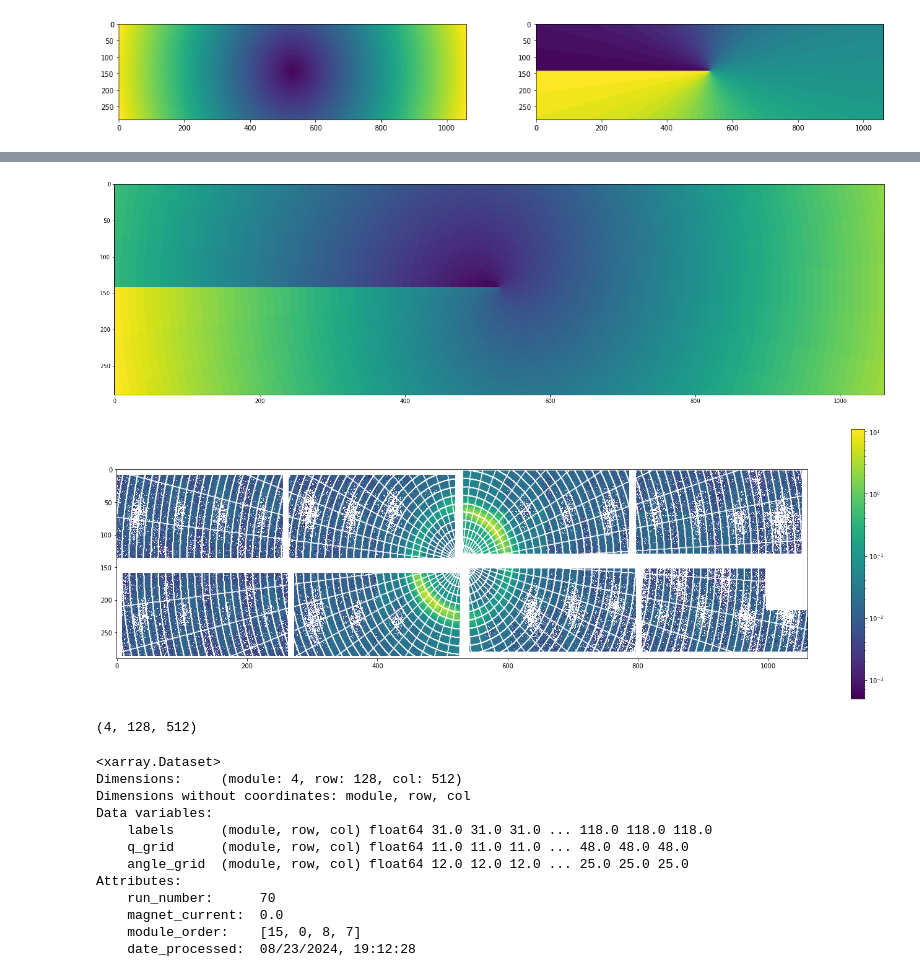
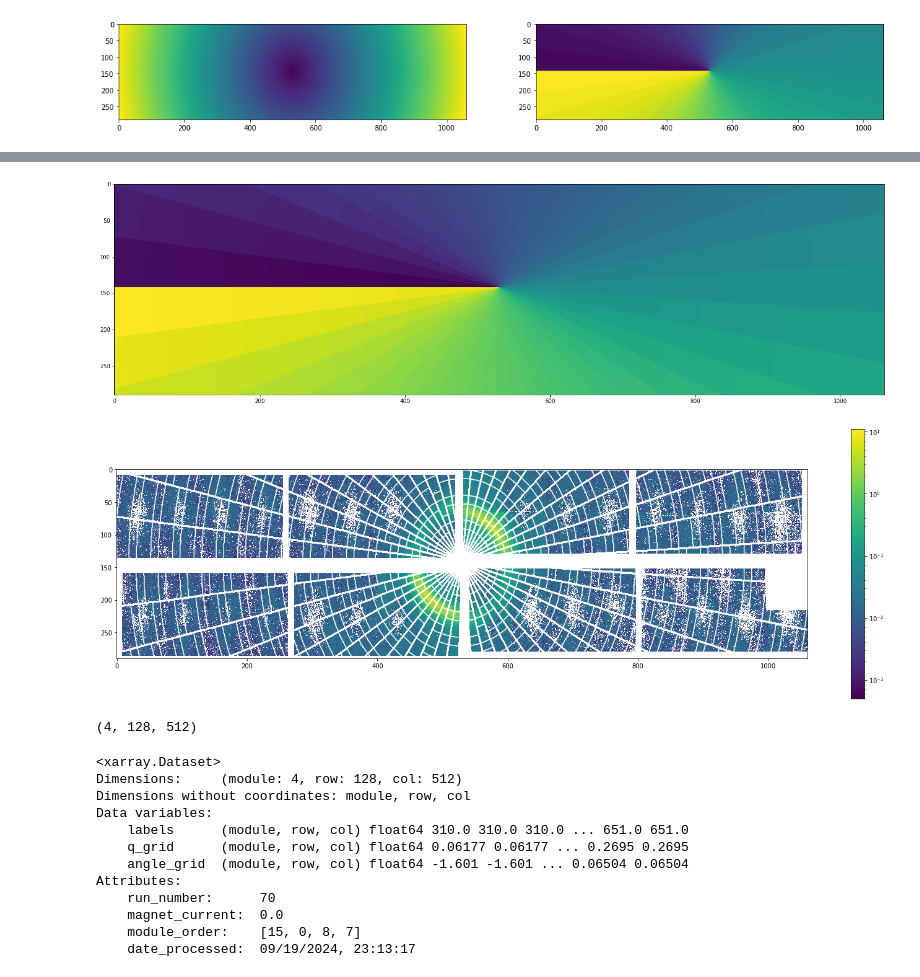
Before and after one commit to rztumbleson/EuXFEL, a Jupyter notebook: generate_roi.ipynb, the cells around one changed output, grey strips where cells are left out. Saved outputs shown, nothing was run; the diff lists cells and outputs as text; code cells hidden in the pictures.

Commit message:
fixed bug to make all ROIs unique

```diff
--- a/generate_roi.ipynb
+++ b/generate_roi.ipynb
@@ -85,7 +85,7 @@ plt.show()
 shape = img.shape
 pixel_size = (204e-6, 236e-6) # m
 sample_distance = 2.8 # m
-wavelength = (1240/707) #nm Fe L3
+wavelength = (1240/1183) #nm Gd M5
 
 q_grid = utils.twotheta_to_q(utils.radius_to_twotheta(sample_distance, utils.radial_grid(center[::-1], shape, pixel_size)), wavelength)
 angle_grid = utils.angle_grid(center[::-1], shape)
@@ -106,8 +106,16 @@ plt.show()
 # %%
 q_bins = np.linspace(np.amin(q_grid), np.amax(q_grid), 50)
 angle_bins = np.linspace(np.amin(angle_grid), np.amax(angle_grid), 50)
-q_discrete = np.digitize(q_grid, q_bins, right=True)
-angle_discrete = np.digitize(angle_grid, angle_bins, right=True)
+q_inds = np.digitize(q_grid, q_bins, right=True)
+angle_inds = np.digitize(angle_grid, angle_bins, right=True)
+
+q_discrete = np.zeros(q_inds.shape)
+for uq in np.unique(q_inds):
+    q_discrete[uq==q_inds] = q_bins[uq]
+
+angle_discrete = np.zeros(angle_inds.shape)
+for ua in np.unique(angle_inds):
+    angle_discrete[ua==angle_inds] = angle_bins[ua]
 # %%
 fig, ax= plt.subplots(figsize=(20,10), ncols=2)
 ax[0].imshow(q_discrete)
@@ -116,7 +124,7 @@ plt.show()
 # %% [output]
 [figure]
 # %%
-grid = q_discrete + angle_discrete * 0.5
+grid = q_discrete + angle_discrete * 1000
 
 labels = np.zeros(grid.shape, dtype=int)
 for i, u in enumerate(np.unique(grid)):
@@ -126,16 +175,16 @@ plt.figure(figsize=(25,10))
 plt.imshow(labels)
 plt.show()
 # %% [output]
-[figure, old version]
+[figure, new version]
 # %%
 plt.figure(figsize=(25,10))
 plt.imshow(img, norm=LogNorm())
 plt.colorbar(shrink=0.8)
 plt.plot(center[0], center[1], 'rx', markersize=20)
-plt.contour(labels, colors=['w'], levels=len(np.unique(labels)))
+plt.contour(labels, colors=['w'], levels=1000)
 plt.show()
 # %% [output]
-[figure, old version]
+[figure, new version]
 # %%
 module_labels = dssc_corrected_to_module_stack(labels.copy())
 q_stacks = dssc_corrected_to_module_stack(q_discrete.copy())
@@ -162,13 +211,13 @@ ds
 Dimensions:     (module: 4, row: 128, col: 512)
 Dimensions without coordinates: module, row, col
 Data variables:
-    labels      (module, row, col) float64 31.0 31.0 31.0 ... 118.0 118.0 118.0
-    q_grid      (module, row, col) float64 11.0 11.0 11.0 ... 48.0 48.0 48.0
-    angle_grid  (module, row, col) float64 12.0 12.0 12.0 ... 25.0 25.0 25.0
+    labels      (module, row, col) float64 310.0 310.0 310.0 ... 651.0 651.0
+    q_grid      (module, row, col) float64 0.06177 0.06177 ... 0.2695 0.2695
+    angle_grid  (module, row, col) float64 -1.601 -1.601 ... 0.06504 0.06504
 Attributes:
     run_number:      70
     magnet_current:  0.0
     module_order:    [15, 0, 8, 7]
-    date_processed:  08/23/2024, 19:12:28
+    date_processed:  09/19/2024, 23:13:17
 # %%
 ds.to_netcdf(f'./labels.h5', engine='h5netcdf')
```
Also changed, not shown: parts of 5 cells of this notebook.
